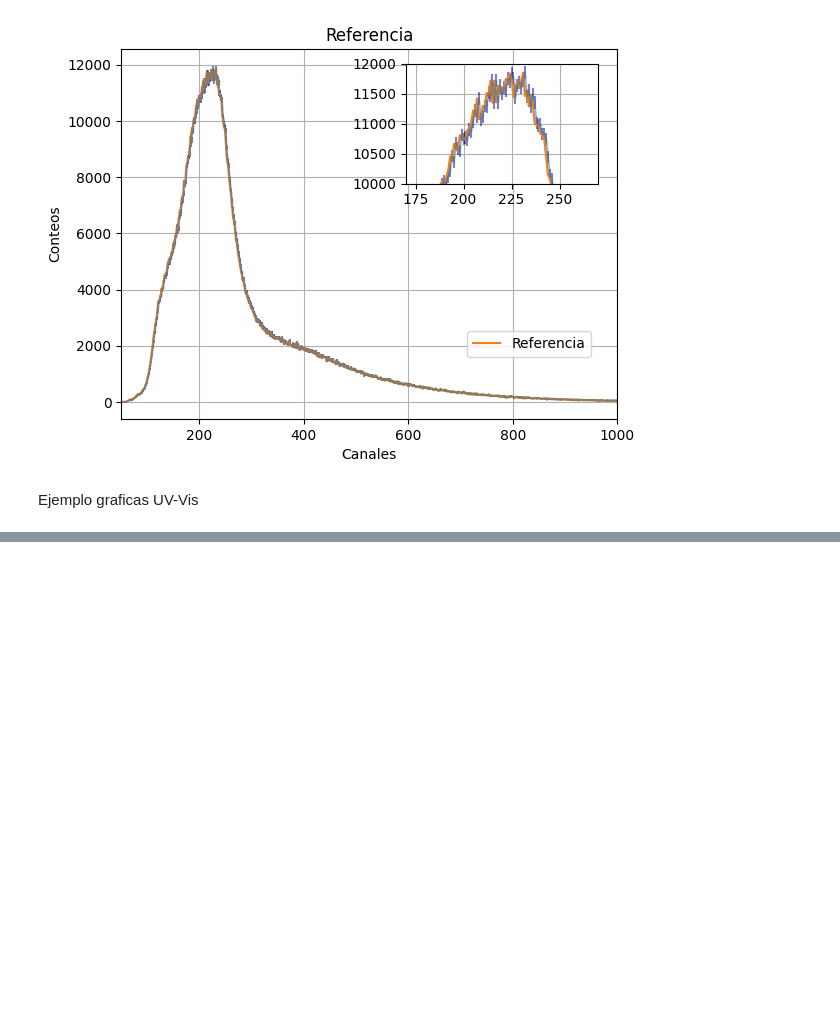
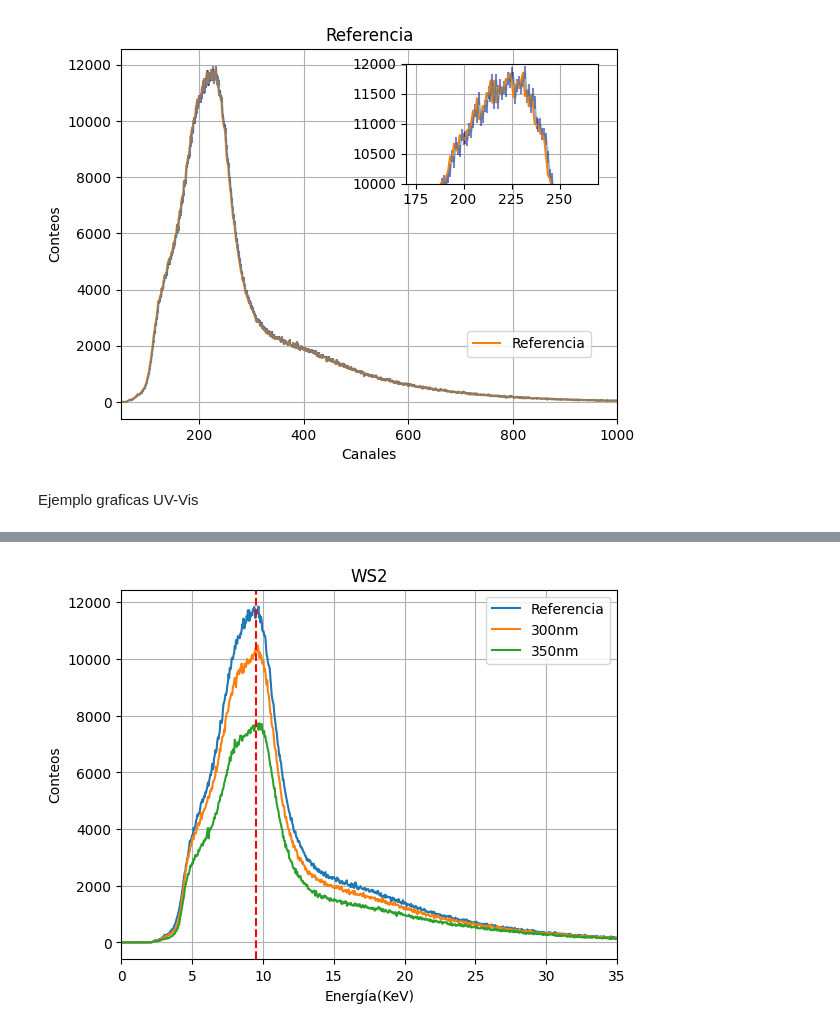
Before and after one commit to jpabonl/Proyecto-experimental, a Jupyter notebook: Graficas_Toma_1.ipynb, the cells around one changed output, grey strips where cells are left out. Cells and saved outputs as stored; diff of their text form; code cells hidden in the pictures; blank space fills up the shorter version.

```diff
--- a/Graficas_Toma_1.ipynb
+++ b/Graficas_Toma_1.ipynb
@@ -442,0 +598,27 @@ WARNING:matplotlib.legend:No artists with labels found to put in legend.  Note t
+# %%
+
+# Leer el archivo Excel
+archivo_excel = 'Datos_referencia.xlsx'
+hoja_excel = 'Hoja1'
+
+df = pd.read_excel(archivo_excel, sheet_name=hoja_excel)
+
+x = df['Energia'].values
+y = df['Conteos'].values
+y1 = df['WS2_300'].values
+y2 = df['WS2_350'].values
+
+plt.plot(x, y, label='Referencia')
+plt.plot(x, y1, label='300nm')
+plt.plot(x, y2, label='350nm')
+
+plt.xlabel('Energía(KeV)')
+plt.ylabel('Conteos')
+plt.title('WS2')
+plt.xlim(0,35)
+plt.grid()
+plt.legend()
+plt.axvline(x=9.5, color='r', linestyle='--')
+plt.show()
+# %% [output]
+[figure, added]
```
Also changed, not shown: parts of 13 cells of this notebook.
